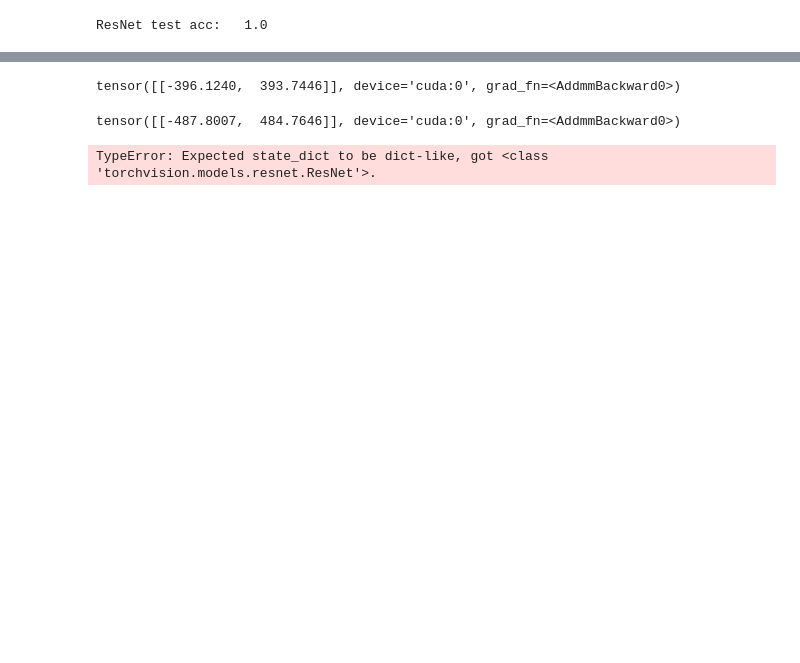
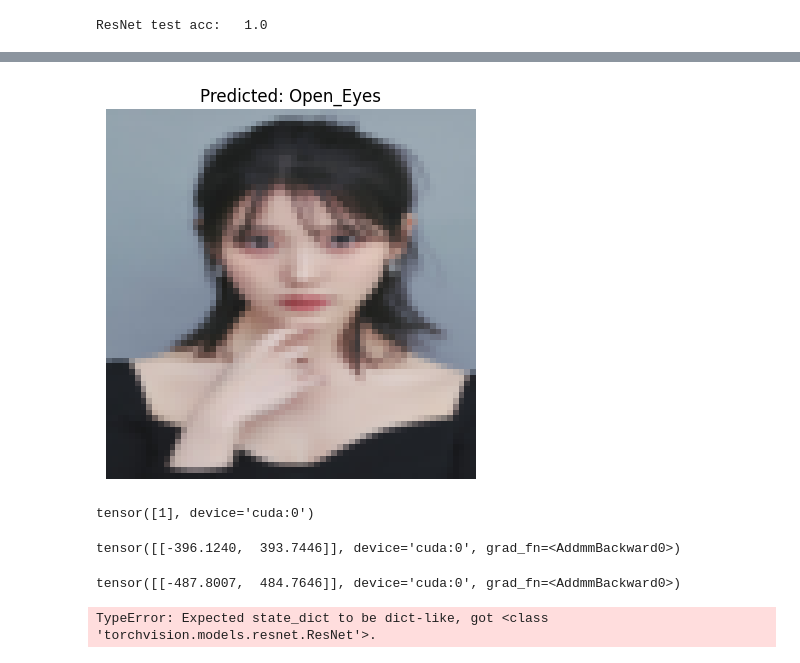
Before and after one commit to iznue/Ml_project, a Jupyter notebook: week8/drowsiness_detection/drowsiness_detection using pytorch.ipynb, the cells around one changed output, grey strips where cells are left out. Cells and saved outputs as stored; diff of their text form; code cells hidden in the pictures; blank space fills up the shorter version.

```diff
--- a/week8/drowsiness_detection/drowsiness_detection using pytorch.ipynb
+++ b/week8/drowsiness_detection/drowsiness_detection using pytorch.ipynb
@@ -319,3 +367,68 @@ ResNet test acc:   1.0
+# %%
+transform = transforms.Compose([
+    transforms.Resize((64, 64)),
+    transforms.ToTensor()
+])
+
+# 이미지 불러오기 - cv로 보기
+image = Image.open('d:/test_open_eyes.jpg')
+image = transform(image).to(device)
+image = image.unsqueeze(0)
+
+test_preds = model(image)
+predicted_class_idx = torch.argmax(test_preds, dim=1)
+predicted_class_label = class_names[predicted_class_idx.item()]
+plt.imshow(image.squeeze().cpu().numpy().transpose(1, 2, 0))
+plt.title(f"Predicted: {predicted_class_label}")
+plt.axis('off')
+plt.show()
+# %% [output]
+[figure, added]
+# %%
+import torch
+import torchvision.transforms as transforms
+from PIL import Image
+
+device = torch.device("cuda" if torch.cuda.is_available() else "cpu")
+
+# 모델 불러오기
+model = torch.load('drowsiness_detect.pt')
+model.load_state_dict(torch.load('drowsiness_detect_state_dict.pt'))
+
+model.eval()
+
+# 이미지 변환
+transform = transforms.Compose([
+    transforms.Resize((64, 64)),
+    transforms.ToTensor()
+    # transforms.Normalize((0.5, 0.5, 0.5), (0.5, 0.5, 0.5))
+])
+
+# 이미지 불러오기 - cv로 보기
+image = Image.open('d:/test_close_eyes.jpg')
+image = transform(image).to(device)
+image = image.unsqueeze(0)
+
+# 예측 수행
+output = model(image)
+# pred_labels = output.argmax(dim=1)
+pred_labels = torch.argmax(torch.softmax(output, dim=1), dim=1)
+pred_labels
+
+# tmp = next(iter(test_loader))
+
+# plt.figure(figsize=(5, 5))
+# images = tmp[0].to(device)
+# labels = tmp[1]
+# for i in range(9):  # 9개의 이미지 출력
+#     ax = plt.subplot(3, 3, i + 1)
+#     output = model(images[i])
+#     pred_labels = output.argmax(dim=1)
+#     plt.imshow(np.transpose(images[i].numpy(), (1,2,0)))
+#     plt.title(class_names[pred_labels])  # images에 해당하는 레이블 출력
+#     plt.axis("off")
+# %% [output]
+tensor([1], device='cuda:0')
 # %%
 import torch
 import torchvision.transforms as transforms
```
Also changed, not shown: parts of 10 cells of this notebook, 3 other files.
